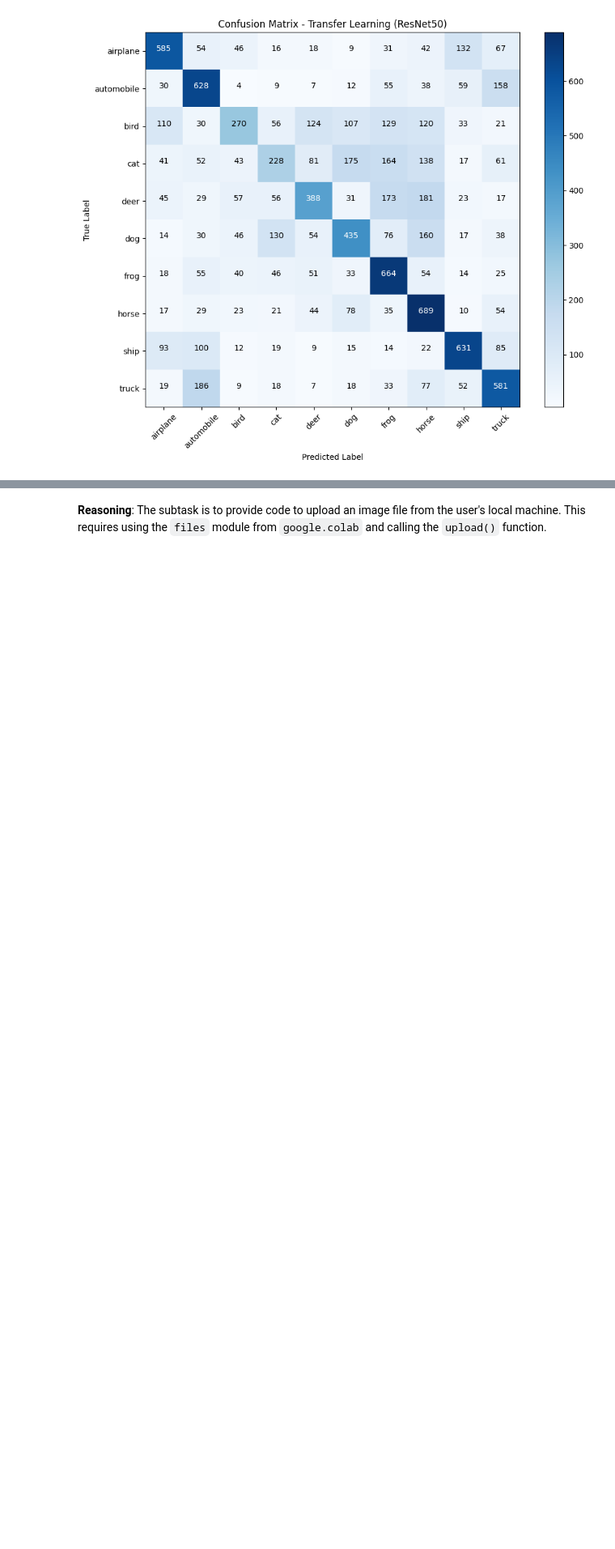
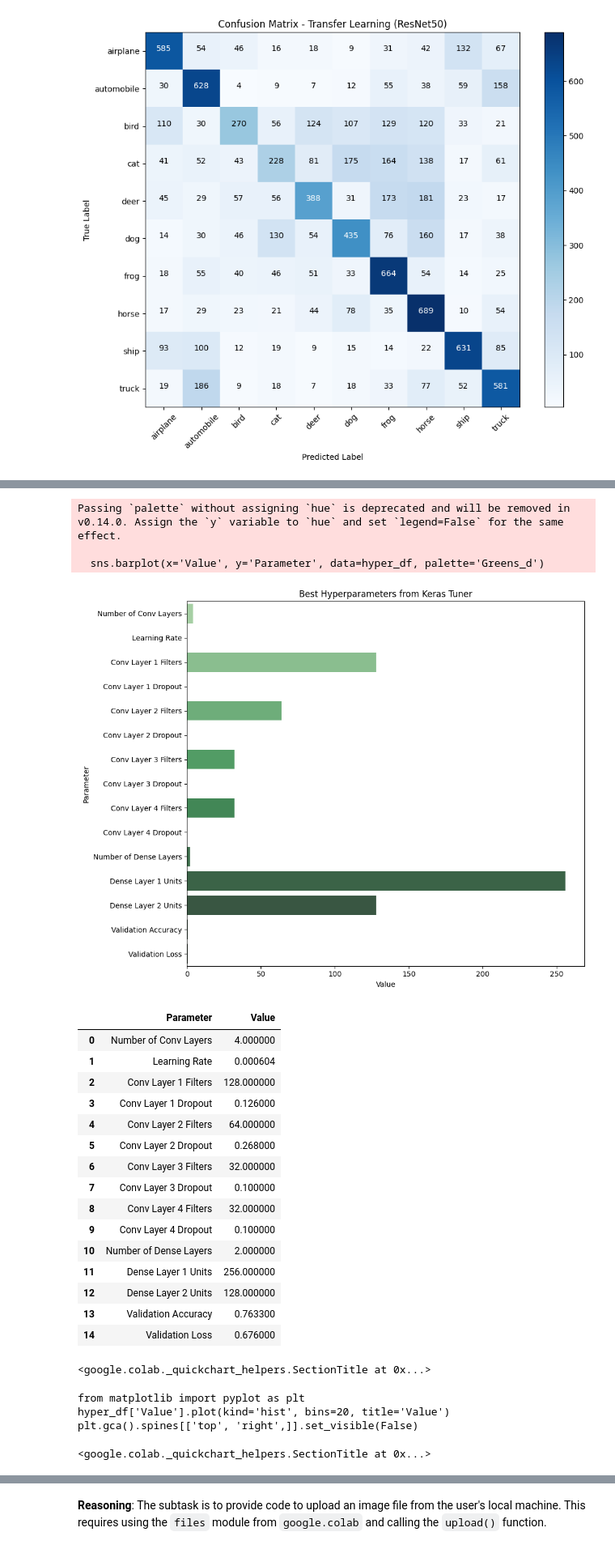
Before and after one commit to AliveBotswana/alivebotswana-eportfolio-msc-ai, a Jupyter notebook: DeepLearning.ipynb, the cells around one changed output, grey strips where cells are left out. Shown at 81% size. Cells and saved outputs as stored; diff of their text form; code cells hidden in the pictures; blank space fills up the shorter version.

```diff
--- a/DeepLearning.ipynb
+++ b/DeepLearning.ipynb
@@ -540,0 +651,56 @@ Validation Loss: 0.8188
+# %%
+# Cell: Visualize Best Hyperparameters from Keras Tuner
+
+import pandas as pd
+import matplotlib.pyplot as plt
+import seaborn as sns
+
+# Best hyperparameters from your tuning output
+hyperparams = {
+    'Parameter': [
+        'Number of Conv Layers', 'Learning Rate', 'Conv Layer 1 Filters', 'Conv Layer 1 Dropout',
+        'Conv Layer 2 Filters', 'Conv Layer 2 Dropout', 'Conv Layer 3 Filters', 'Conv Layer 3 Dropout',
+        'Conv Layer 4 Filters', 'Conv Layer 4 Dropout', 'Number of Dense Layers',
+        'Dense Layer 1 Units', 'Dense Layer 2 Units', 'Validation Accuracy', 'Validation Loss'
+    ],
+    'Value': [4, 0.000604, 128, 0.126, 64, 0.268, 32, 0.100, 32, 0.100, 2, 256, 128, 0.7633, 0.6760]
+}
+
+hyper_df = pd.DataFrame(hyperparams)
+
+# Horizontal bar chart
+plt.figure(figsize=(10, 8))
+sns.barplot(x='Value', y='Parameter', data=hyper_df, palette='Greens_d')
+plt.title('Best Hyperparameters from Keras Tuner')
+plt.xlabel('Value')
+plt.tight_layout()
+plt.show()
+
+# Optional: Display as a table for reference
+display(hyper_df)
+# %% [output]
+Passing `palette` without assigning `hue` is deprecated and will be removed in v0.14.0. Assign the `y` variable to `hue` and set `legend=False` for the same effect.
+
+  sns.barplot(x='Value', y='Parameter', data=hyper_df, palette='Greens_d')
+[figure, added]
+|  | Parameter | Value |
+| 0 | Number of Conv Layers | 4.000000 |
+| 1 | Learning Rate | 0.000604 |
+| 2 | Conv Layer 1 Filters | 128.000000 |
+| 3 | Conv Layer 1 Dropout | 0.126000 |
+| 4 | Conv Layer 2 Filters | 64.000000 |
+| 5 | Conv Layer 2 Dropout | 0.268000 |
+| 6 | Conv Layer 3 Filters | 32.000000 |
+| 7 | Conv Layer 3 Dropout | 0.100000 |
+| 8 | Conv Layer 4 Filters | 32.000000 |
+| 9 | Conv Layer 4 Dropout | 0.100000 |
+| 10 | Number of Dense Layers | 2.000000 |
+| 11 | Dense Layer 1 Units | 256.000000 |
+| 12 | Dense Layer 2 Units | 128.000000 |
+| 13 | Validation Accuracy | 0.763300 |
+| 14 | Validation Loss | 0.676000 |
+<google.colab._quickchart_helpers.SectionTitle at 0x...>
+from matplotlib import pyplot as plt
+hyper_df['Value'].plot(kind='hist', bins=20, title='Value')
+plt.gca().spines[['top', 'right',]].set_visible(False)
+<google.colab._quickchart_helpers.SectionTitle at 0x...>
```
Also changed, not shown: parts of 20 cells of this notebook.
